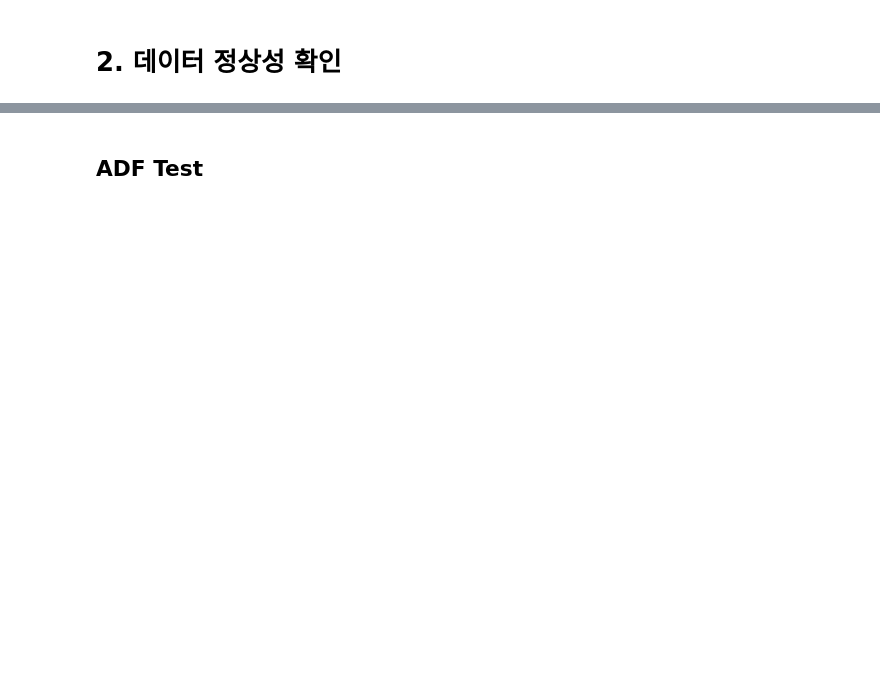
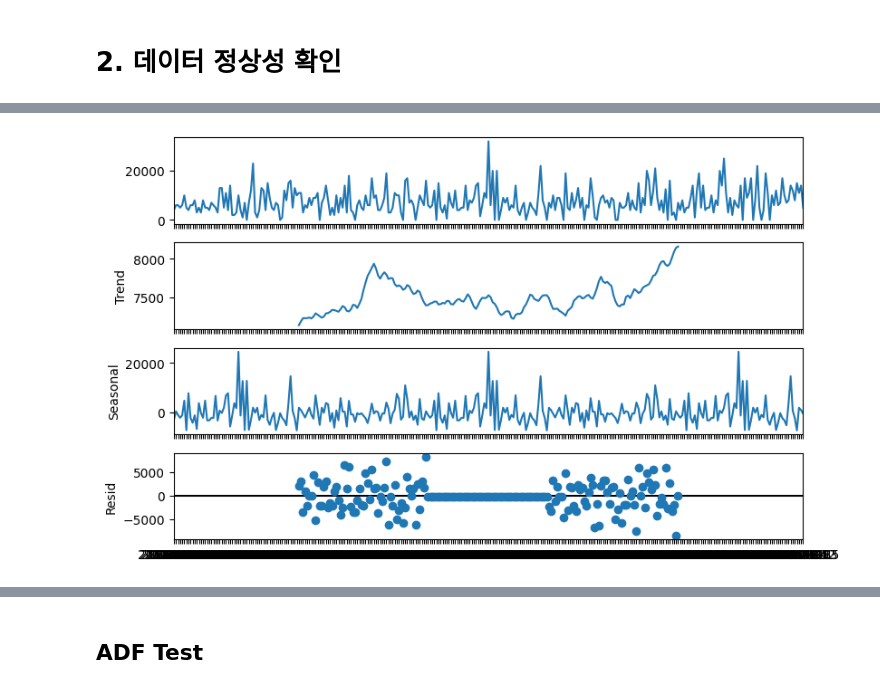
Before and after one commit to chunsejin/ai-smart, a Jupyter notebook: timeseries_forecasting.ipynb, the cells around one changed output, grey strips where cells are left out. Cells and saved outputs as stored; diff of their text form; code cells hidden in the pictures; blank space fills up the shorter version.

```diff
--- a/timeseries_forecasting.ipynb
+++ b/timeseries_forecasting.ipynb
@@ -115,6 +183,7 @@ AttributeError: module 'numpy.linalg._umath_linalg' has no attribute '_ilp64'
 # %%
 #출고량 시계열 분해
 from statsmodels.tsa.seasonal import seasonal_decompose
-dec = seasonal_decompose(df2, model='additive', period=240)
+dec = seasonal_decompose(df2, model='additive', period=120)
 fig = dec.plot()
 fig.set_size_inches(9, 5)
+# %% [output]
@@ -121,3 +207,4 @@ fig.set_size_inches(9, 5)
+[figure, added]
 # %%
 #현재고량 시계열 분해
 from statsmodels.tsa.seasonal import seasonal_decompose
```
Also changed, not shown: parts of 52 cells of this notebook.
